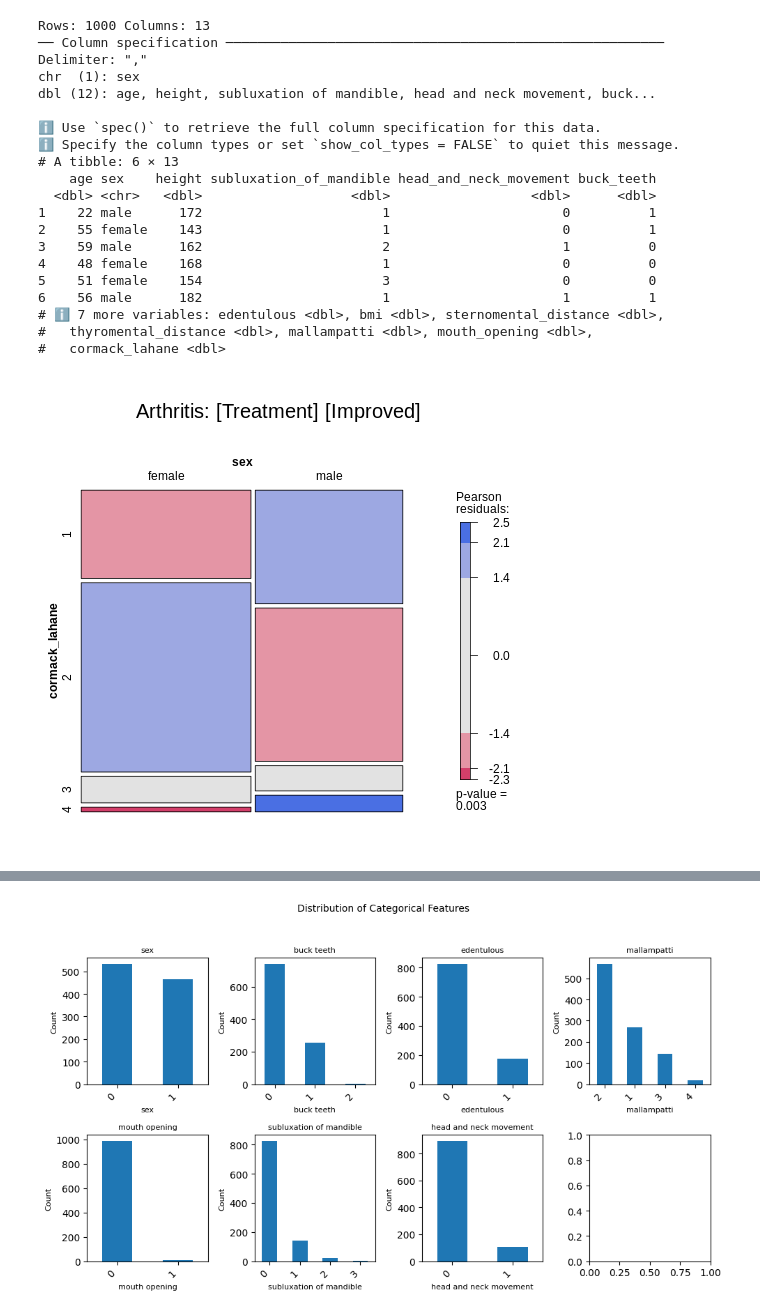
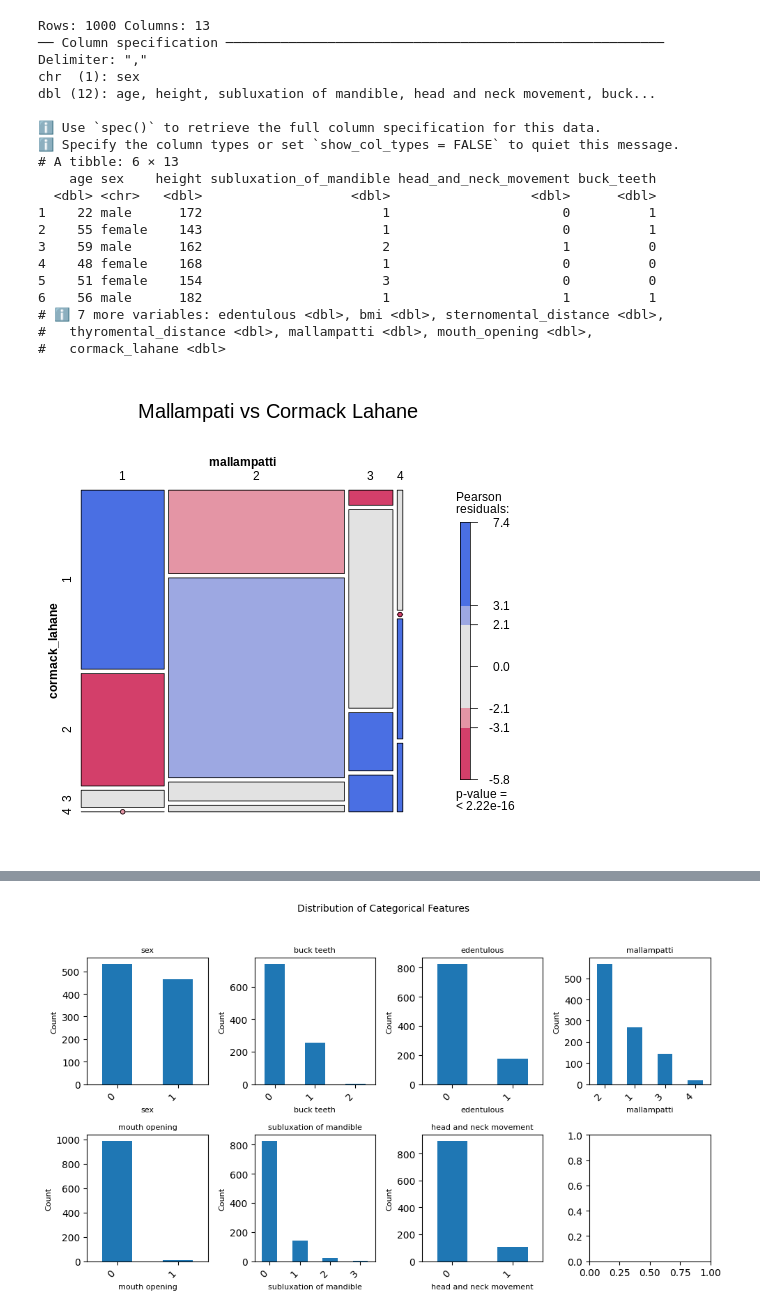
Before and after one commit to harnalashok/classification, a Jupyter notebook: airways.ipynb, the cells around one changed output, grey strips where cells are left out. Cells and saved outputs as stored; diff of their text form; code cells hidden in the pictures.

```diff
--- a/airways.ipynb
+++ b/airways.ipynb
@@ -394,36 +437,10 @@ dbl (12): age, height, subluxation of mandible, head and neck movement, buck...
 # ℹ 7 more variables: edentulous <dbl>, bmi <dbl>, sternomental_distance <dbl>,
 #   thyromental_distance <dbl>, mallampatti <dbl>, mouth_opening <dbl>,
 #   cormack_lahane <dbl>
-# %%
-%%R
-
-# Load necessary library
-library(vcd)
-library(gridExtra)
-# Set up a 1x2 grid
-par(mfrow = c(1, 2))
-
-art1 <- xtabs(~mallampatti + cormack_lahane, data = df)
-plot1 = mosaic(art1, gp = shading_max, split_vertical = TRUE, main="Mallampati vs Cormack Lahane")
-
-
-art2 <- xtabs(~sex + cormack_lahane, data = df)
-mosaic(art2, gp = shading_max, split_vertical = TRUE, main="Sex vs Cormack Lahane")
-
-grid.arrange(plot1, plot2, ncol=2)
-
-art <- xtabs(~mallampatti + cormack_lahane, data = df_r)
-
-
-plot2 = mosaic(art, gp = shading_max,
-            split_vertical = TRUE,
-             main="Arthritis: [Treatment] [Improved]")
-
-art1 <- xtabs(~sex + cormack_lahane, data = df_r)
-
-
-mosaic(art1, gp = shading_max,
-            split_vertical = TRUE,
-             main="Arthritis: [Treatment] [Improved]")
-# %% [output]
-[figure, removed]
+# %%
+%%R
+
+art <- xtabs(~mallampatti + cormack_lahane, data = df_r)
+mosaic(art, gp = shading_max, split_vertical = TRUE, main="Mallampati vs Cormack Lahane")
+# %% [output]
+[figure, added]
```
Also changed, not shown: parts of 11 cells of this notebook.
